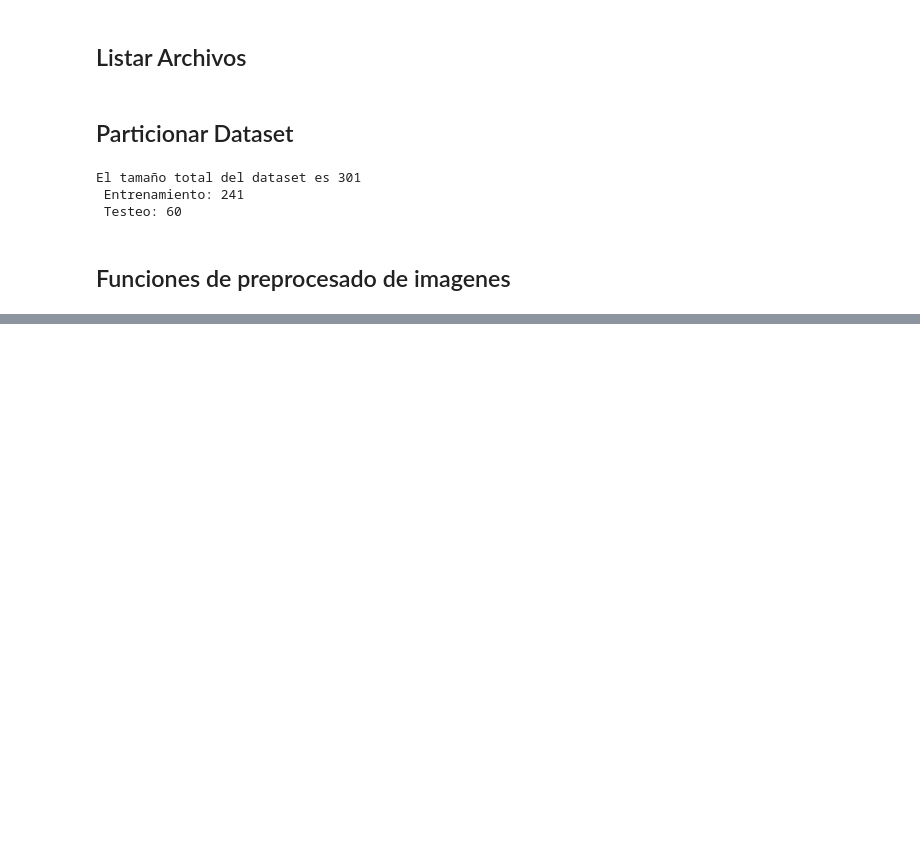
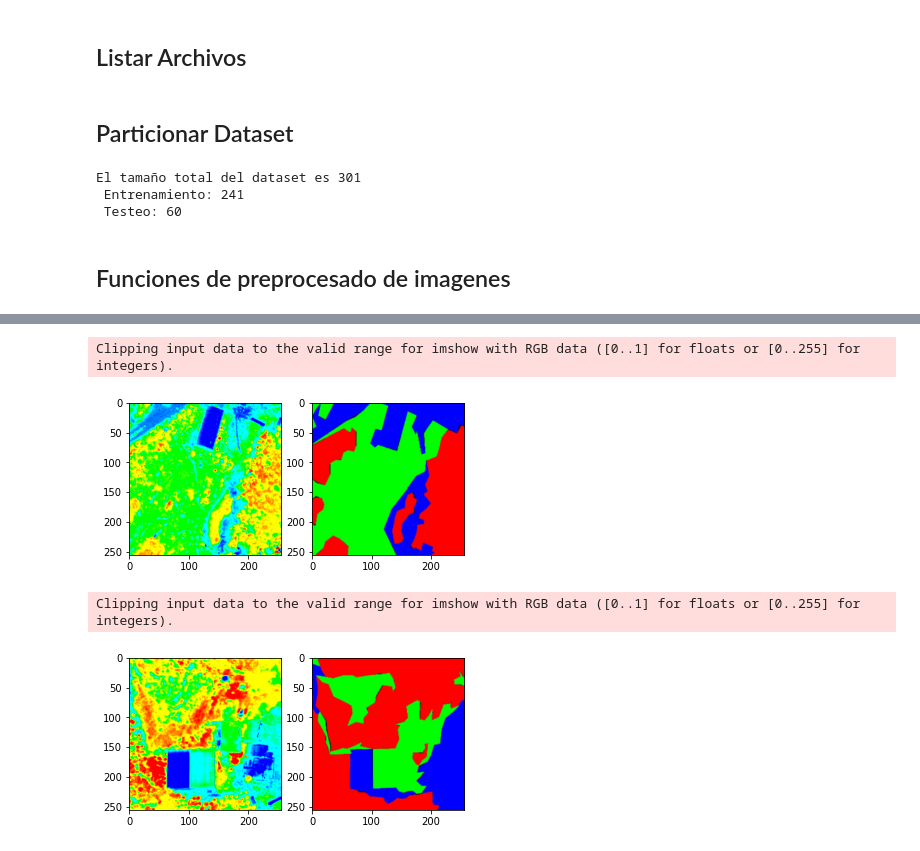
Before and after one commit to AndresInsuasty/tesis-cafes-especiales, a Jupyter notebook: pix2pixNDVI.ipynb, the cells around one changed output, grey strips where cells are left out. Saved outputs shown, nothing was run; the diff lists cells and outputs as text; code cells hidden in the pictures; blank space fills up the shorter version.

```diff
--- a/pix2pixNDVI.ipynb
+++ b/pix2pixNDVI.ipynb
@@ -118,0 +119,16 @@ Clipping input data to the valid range for imshow with RGB data ([0..1] for floa
+# %%
+train_dataset = tf.data.Dataset.from_tensor_slices(tr_urls)
+train_dataset = train_dataset.map(load_image, num_parallel_calls=tf.data.experimental.AUTOTUNE)
+train_dataset = train_dataset.batch(1)
+
+for inimg, tgimg in train_dataset.take(2):
+    plt.subplot(121)
+    plt.imshow(np.squeeze(inimg)+1/2)
+    plt.subplot(122)
+    plt.imshow((np.squeeze(tgimg)+1)/2)
+    plt.show()
+# %% [output]
+Clipping input data to the valid range for imshow with RGB data ([0..1] for floats or [0..255] for integers).
+[figure, added]
+Clipping input data to the valid range for imshow with RGB data ([0..1] for floats or [0..255] for integers).
+[figure, added]
```
Also changed, not shown: parts of 5 cells of this notebook.
